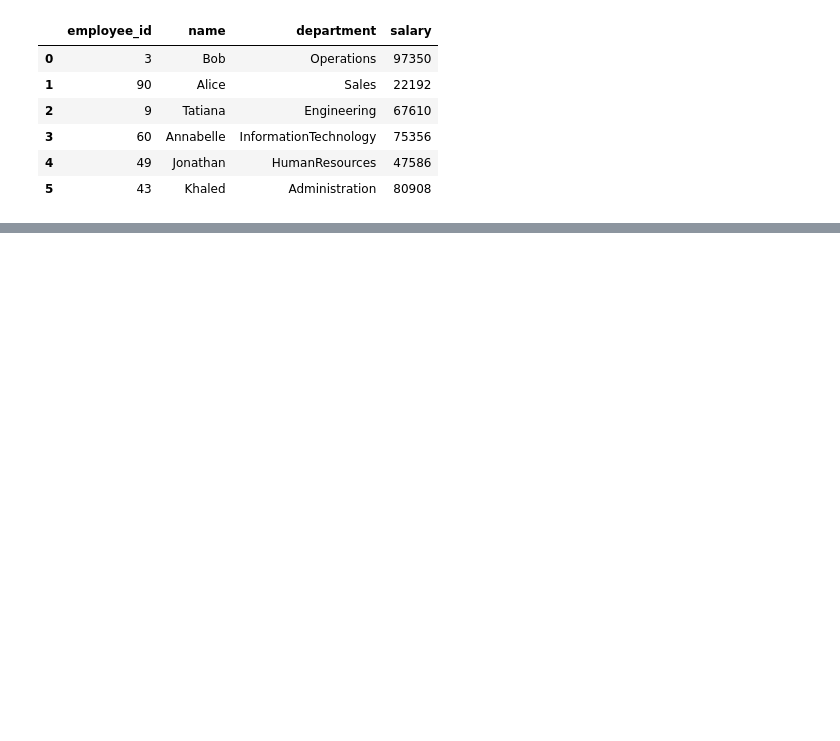
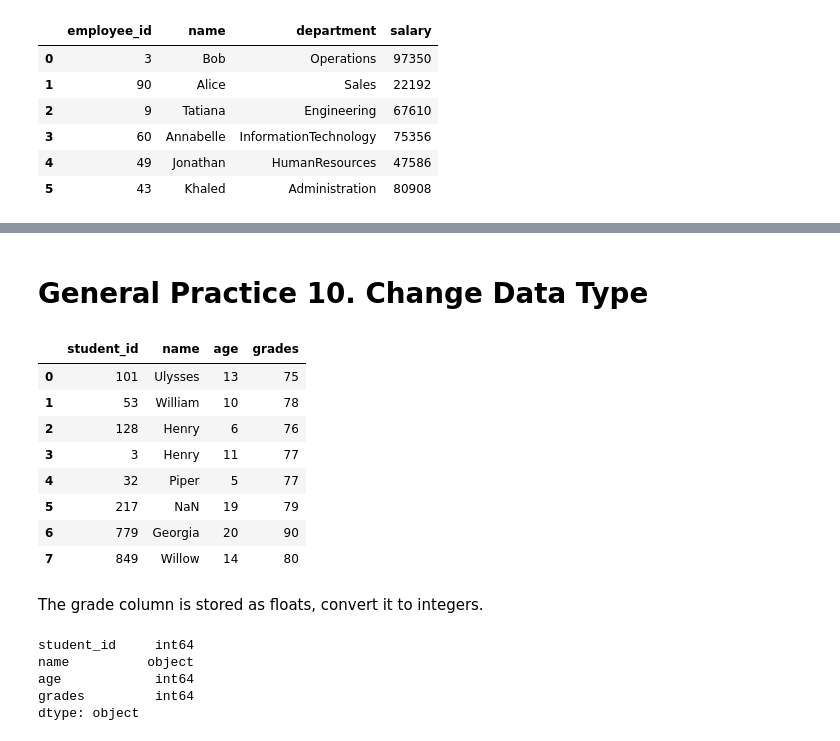
Before and after one commit to rajnishspandey/leetcode_pandas, a Jupyter notebook: leetcodePandas_Practice-Introduction.ipynb, the cells around one changed output, grey strips where cells are left out. Saved outputs shown, nothing was run; the diff lists cells and outputs as text; code cells hidden in the pictures; blank space fills up the shorter version.

```diff
--- a/leetcodePandas_Practice-Introduction.ipynb
+++ b/leetcodePandas_Practice-Introduction.ipynb
@@ -317,0 +406,28 @@ modifySalaryColumn(employees)
+# %% [markdown]
+# General Practice 10. Change Data Type
+# %%
+file_name = "general_practice.xlsx"
+sheet = "students"
+
+students = pd.read_excel(file_name, sheet)
+students
+# %% [output]
+|  | student_id | name | age | grades |
+| 0 | 101 | Ulysses | 13 | 75 |
+| 1 | 53 | William | 10 | 78 |
+| 2 | 128 | Henry | 6 | 76 |
+| 3 | 3 | Henry | 11 | 77 |
+| 4 | 32 | Piper | 5 | 77 |
+| 5 | 217 | NaN | 19 | 79 |
+| 6 | 779 | Georgia | 20 | 90 |
+| 7 | 849 | Willow | 14 | 80 |
+# %% [markdown]
+The grade column is stored as floats, convert it to integers.
+# %%
+students.dtypes
+# %% [output]
+student_id     int64
+name          object
+age            int64
+grades         int64
+dtype: object
```
Also changed, not shown: parts of 47 cells of this notebook, 2 other files.
